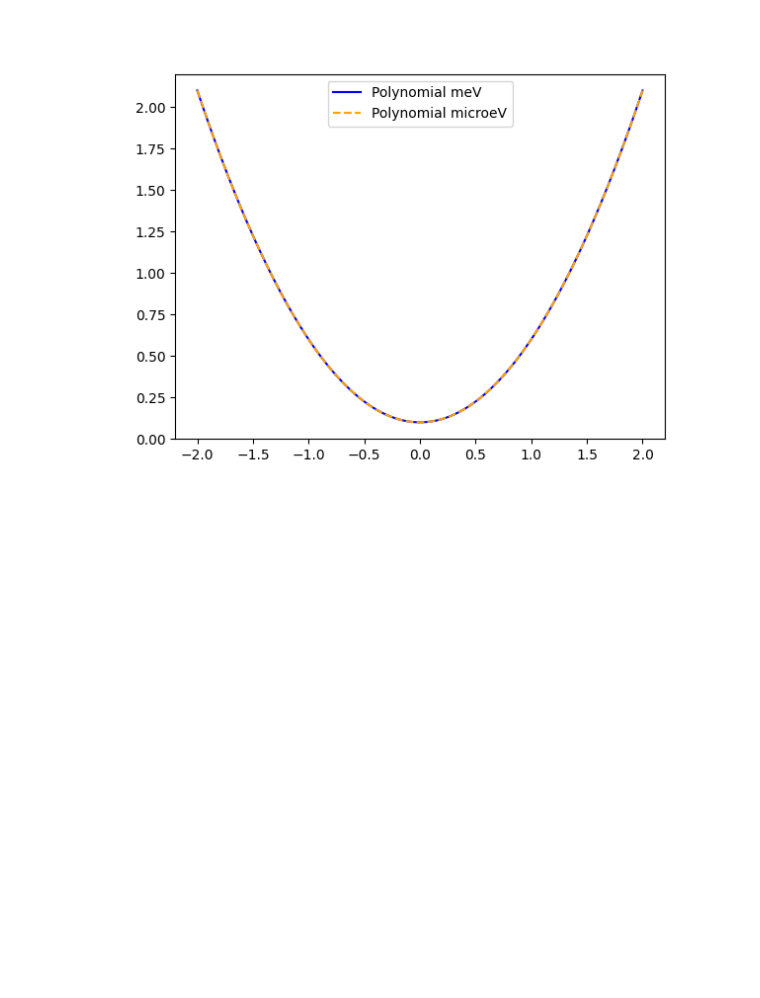
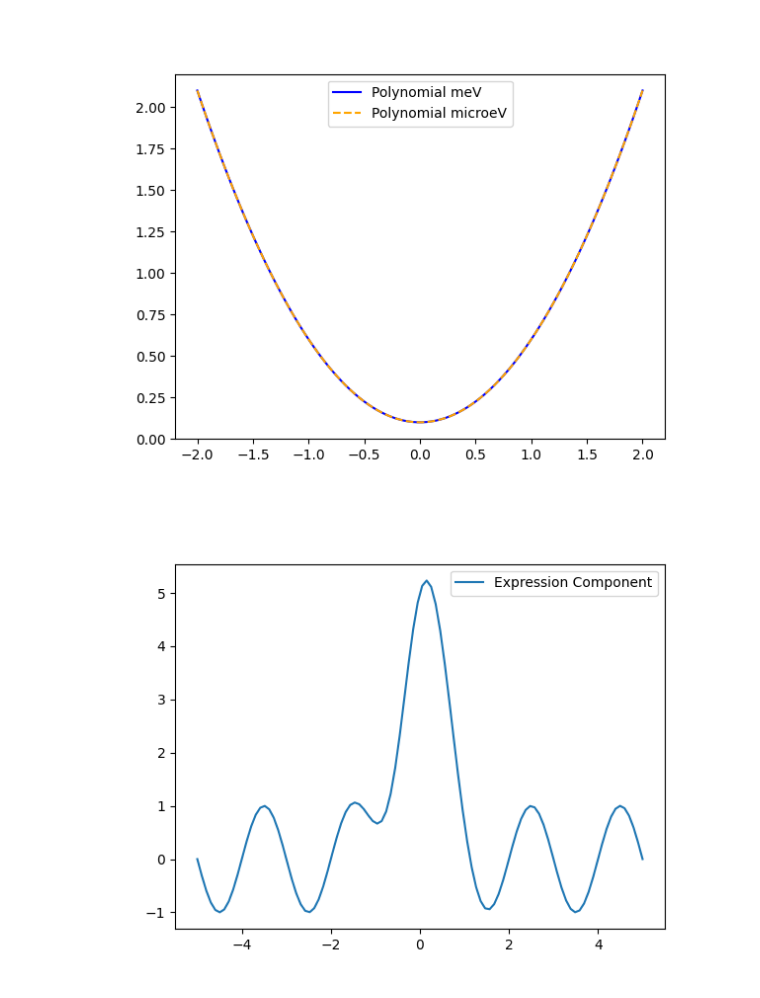
Before and after one commit to easyscience/dynamics-lib, a Jupyter notebook: dev/tutorials/components/components.ipynb, the cells around one changed output. Drawn from its saved outputs; the diff is of its cells as text; code cells hidden in the pictures; blank space fills up the shorter version.

```diff
--- a/dev/tutorials/components/components.ipynb
+++ b/dev/tutorials/components/components.ipynb
@@ -85,3 +86,23 @@ plt.legend()
 plt.show()
 # %% [output]
 [figure]
+# %%
+expr = ExpressionComponent(
+    'A * exp(-(x - x0)**2 / (2*sigma**2)) +B*sin(2*pi*x/period)',
+    parameters={'A': 10, 'x0': 0, 'sigma': 1},
+)
+
+expr.A = 5
+expr.sigma = 0.5
+
+expr.period = 2.0
+
+x = np.linspace(-5, 5, 100)
+y = expr.evaluate(x)
+
+plt.figure()
+plt.plot(x, y, label='Expression Component')
+plt.legend()
+plt.show()
+# %% [output]
+[figure, added]
```
Also changed, not shown: parts of 1 cell of this notebook, 29 other files.
